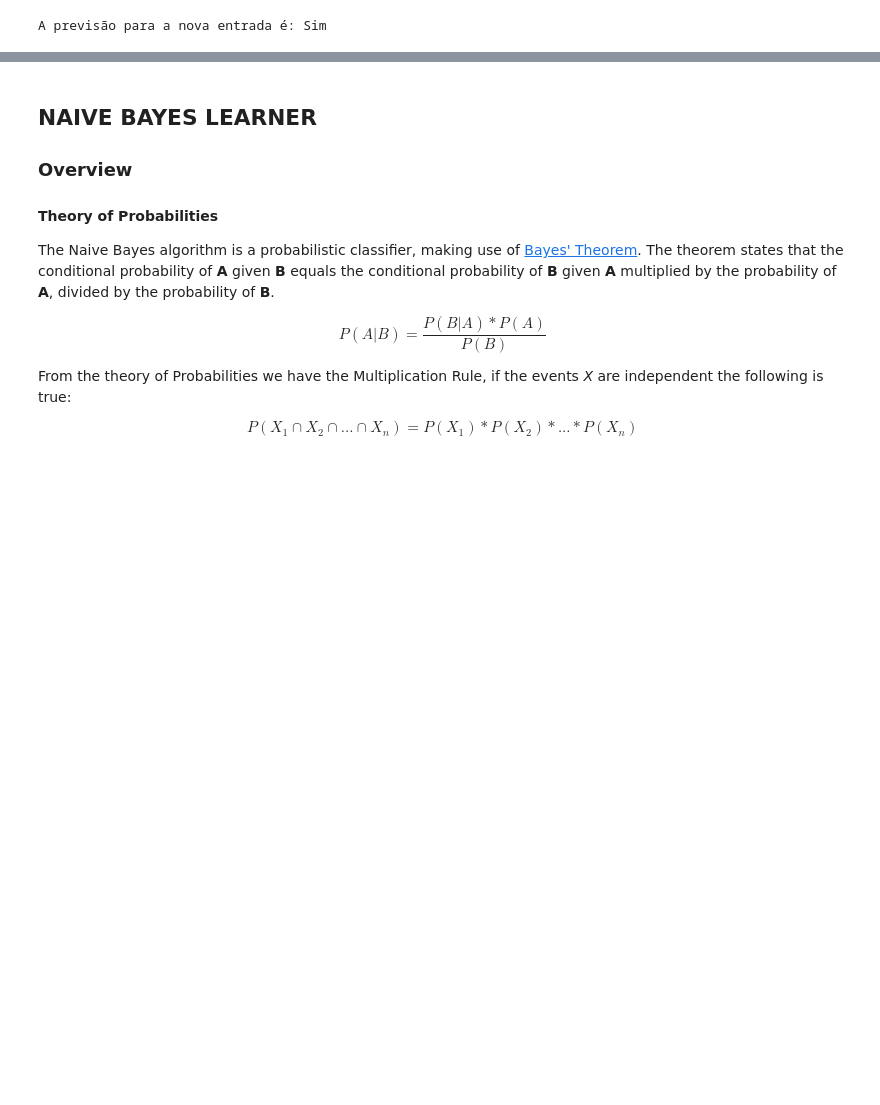
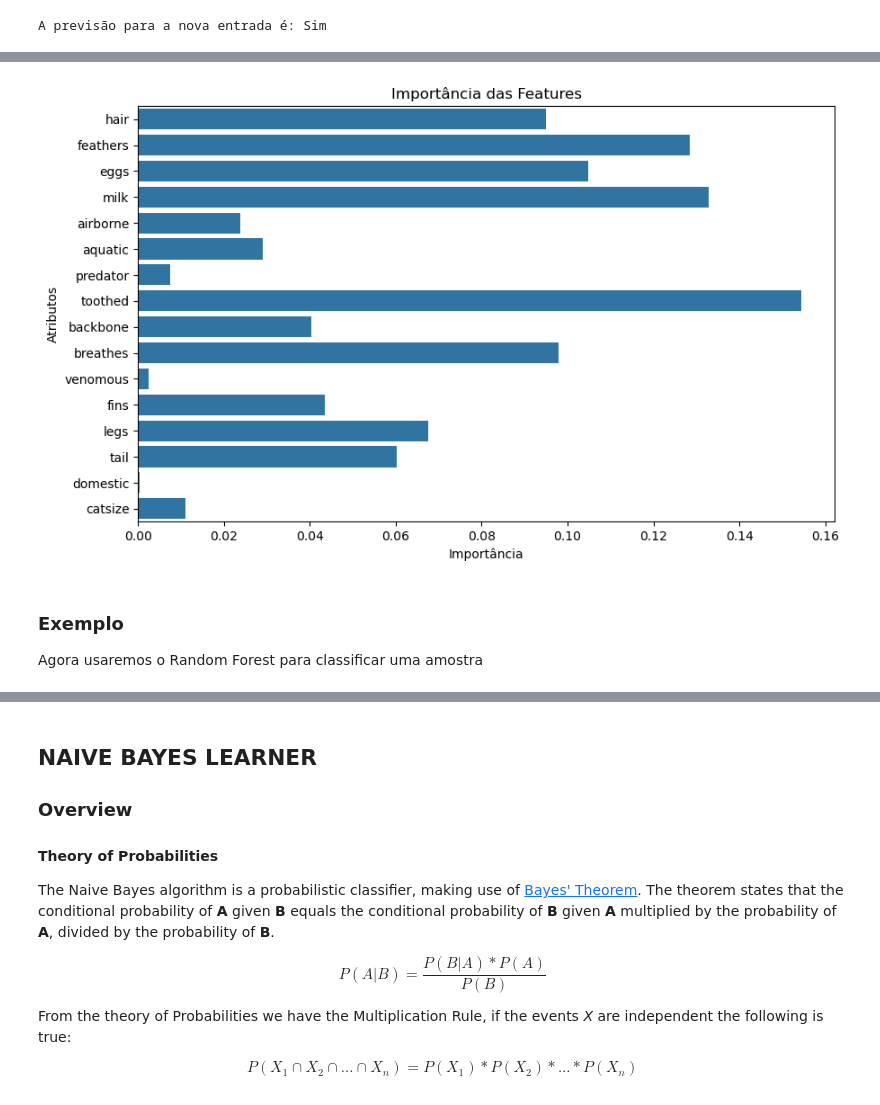
Before and after one commit to eltonsarmanho/aimacode_ptBR_python, a Jupyter notebook: learning.ipynb, the cells around one changed output, grey strips where cells are left out. Drawn from its saved outputs; the diff is of its cells as text; code cells hidden in the pictures; blank space fills up the shorter version.

```diff
--- a/learning.ipynb
+++ b/learning.ipynb
@@ -815,0 +798,69 @@ As expected, the Random Forest classifies the sample as "setosa".
+# %%
+# Importar bibliotecas necessárias
+import pandas as pd
+from sklearn.datasets import load_iris
+from sklearn.model_selection import train_test_split
+from sklearn.ensemble import RandomForestClassifier
+from sklearn.metrics import classification_report, accuracy_score
+import matplotlib.pyplot as plt
+import seaborn as sns
+from sklearn.preprocessing import LabelEncoder
+
+# 1. Carregar o conjunto de dados Iris
+data = pd.read_csv("./aima-data/zoo.csv",sep=',')
+X = data.drop(columns=['animal_name','type'], axis=1)  # Remover a coluna alvo codificada.
+# 1.1. Usando map para converter classes nominais para números
+type_mapping = {
+    "mammal": 1,
+    "bird": 2,
+    "reptile": 3,
+    "fish": 4,
+    "amphibian": 5,
+    "insect": 6,
+    "shellfish": 7
+}
+
+target_names = list(type_mapping.values())  # Lista de classes
+
+feature_names = X.columns.tolist()  # Lista de nomes das features
+
+y = data["type"].map(type_mapping)
+# 1.2 Usando LabelEncoder do scikit-learn (gera números automaticamente)
+#le = LabelEncoder()
+#y = le.fit_transform(data["type"])
+
+# 2. Dividir os dados em treino e teste
+X_train, X_test, y_train, y_test = train_test_split(X, y, test_size=0.3, random_state=42)
+
+# 3. Criar e treinar o modelo de Random Forest
+model = RandomForestClassifier(
+    n_estimators=100,  # Número de árvores na floresta
+    criterion="entropy",  # Critério de divisão (pode ser "gini" ou "entropy")
+    max_depth=4,  # Profundidade máxima das árvores
+    random_state=42
+)
+model.fit(X_train, y_train)
+
+# 4. Fazer previsões
+y_pred = model.predict(X_test)
+
+# 5. Avaliar o modelo
+print("Acurácia do modelo:", accuracy_score(y_test, y_pred))
+print("\nRelatório de Classificação:")
+target_names = [
+    "mammal", "bird", "reptile", "fish", "amphibian", "insect", "shellfish"
+]
+print(classification_report(y_test, y_pred, target_names=target_names))
+
+# 6. Importância das Features
+feature_importances = model.feature_importances_
+feature_names = feature_names
+
+# Visualizar as importâncias
+plt.figure(figsize=(10, 6))
+sns.barplot(x=feature_importances, y=feature_names)
+plt.title("Importância das Features")
+plt.xlabel("Importância")
+plt.ylabel("Atributos")
+plt.show()
+# %% [output]
@@ -815,0 +883,6 @@ As expected, the Random Forest classifies the sample as "setosa".
+[figure, added]
+# %% [markdown]
+
+### Exemplo
+
+Agora usaremos o Random Forest para classificar uma amostra
```
Also changed, not shown: parts of 9 cells of this notebook, 2 other files.
